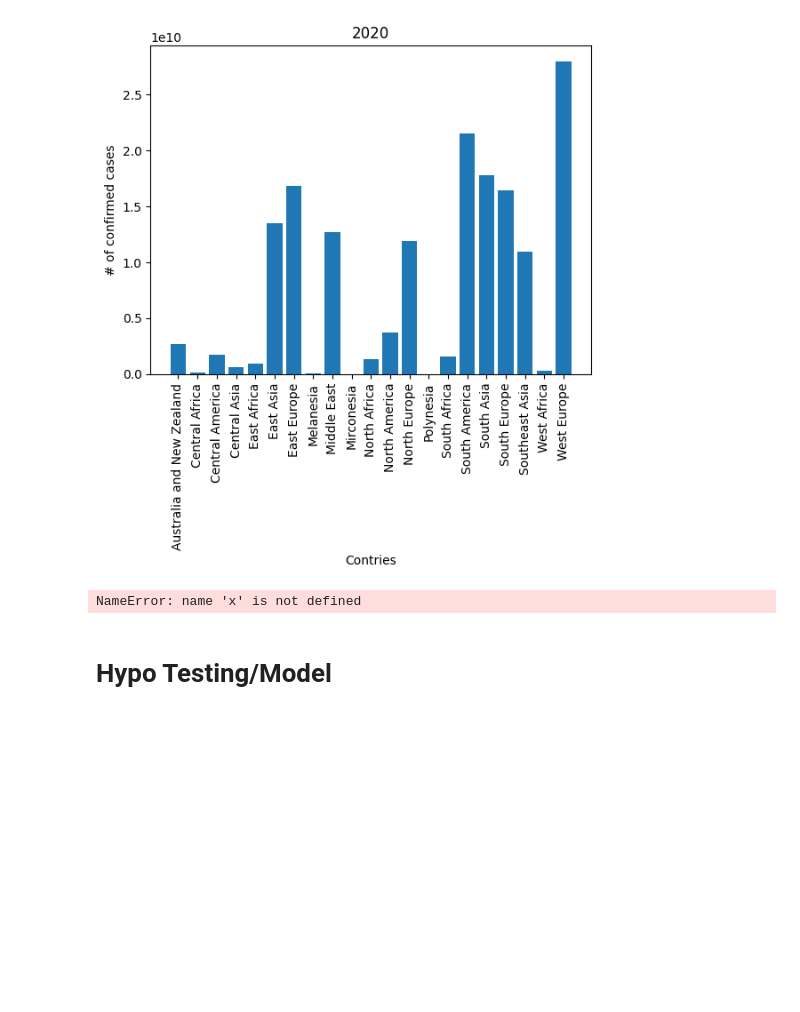
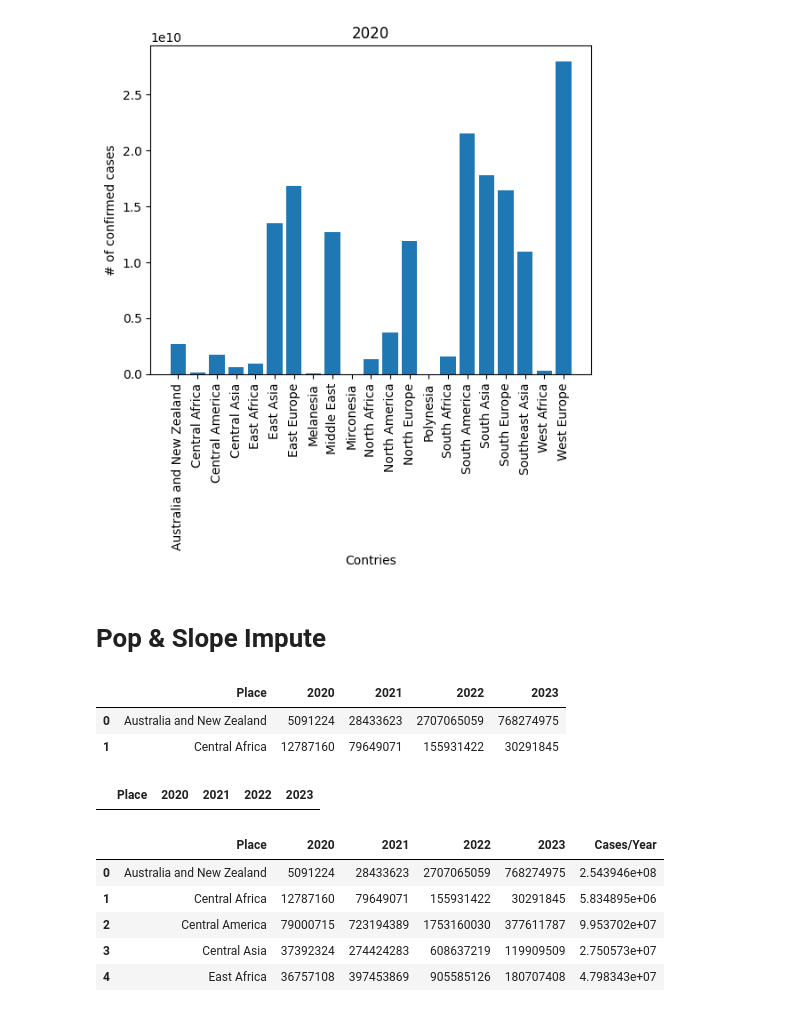
Before and after one commit to lily-the-real-lilly/first, a Jupyter notebook: CovidResearch.ipynb, the cells around one changed output. Drawn from its saved outputs; the diff is of its cells as text; code cells hidden in the pictures; blank space fills up the shorter version.

```diff
--- a/CovidResearch.ipynb
+++ b/CovidResearch.ipynb
@@ -539,9 +491,28 @@ plt.xticks(rotation = 90)
 plt.show()
 # %% [output]
 [figure]
-# %%
-slope, intercept = np.polyfit(x, y, 1)
-# %% [output]
-NameError: name 'x' is not defined
-# %% [markdown]
-# Hypo Testing/Model
+# %% [markdown]
+# Pop & Slope Impute
+# %%
+dropcords = cleaned.drop(['Lat','Long'], axis = 1)
+dropcords.head(2)
+# %% [output]
+|  | Place | 2020 | 2021 | 2022 | 2023 |
+| 0 | Australia and New Zealand | 5091224 | 28433623 | 2707065059 | 768274975 |
+| 1 | Central Africa | 12787160 | 79649071 | 155931422 | 30291845 |
+# %%
+dropcords.iloc[21:22]
+# %% [output]
+|  | Place | 2020 | 2021 | 2022 | 2023 |
+# %%
+dropcords['Cases/Year'] = [254394583.7, 5834895, 99537024, 27505728.33, 47983433.33,
+                            1746073426, 984523073, 3417765, 711864032.7, 707004,
+                            58492631.67, 204851986.3, 755302092.7, 809620, 62136120.67, 1029434649, 721589635.3, 1152167367, 759950407, 8944301, 2140079785]
+dropcords.head()
+# %% [output]
+|  | Place | 2020 | 2021 | 2022 | 2023 | Cases/Year |
+| 0 | Australia and New Zealand | 5091224 | 28433623 | 2707065059 | 768274975 | 2.543946e+08 |
+| 1 | Central Africa | 12787160 | 79649071 | 155931422 | 30291845 | 5.834895e+06 |
+| 2 | Central America | 79000715 | 723194389 | 1753160030 | 377611787 | 9.953702e+07 |
+| 3 | Central Asia | 37392324 | 274424283 | 608637219 | 119909509 | 2.750573e+07 |
+| 4 | East Africa | 36757108 | 397453869 | 905585126 | 180707408 | 4.798343e+07 |
```
Also changed, not shown: parts of 7 cells of this notebook.
